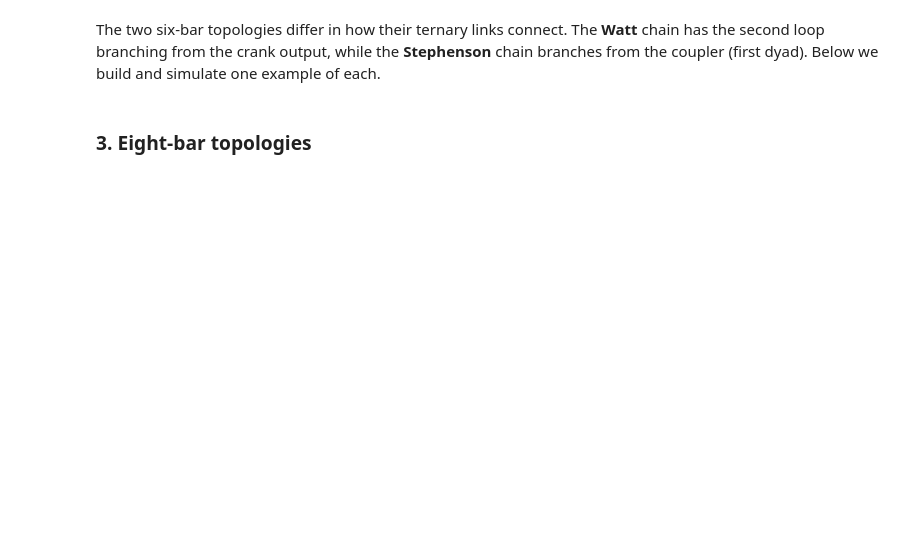
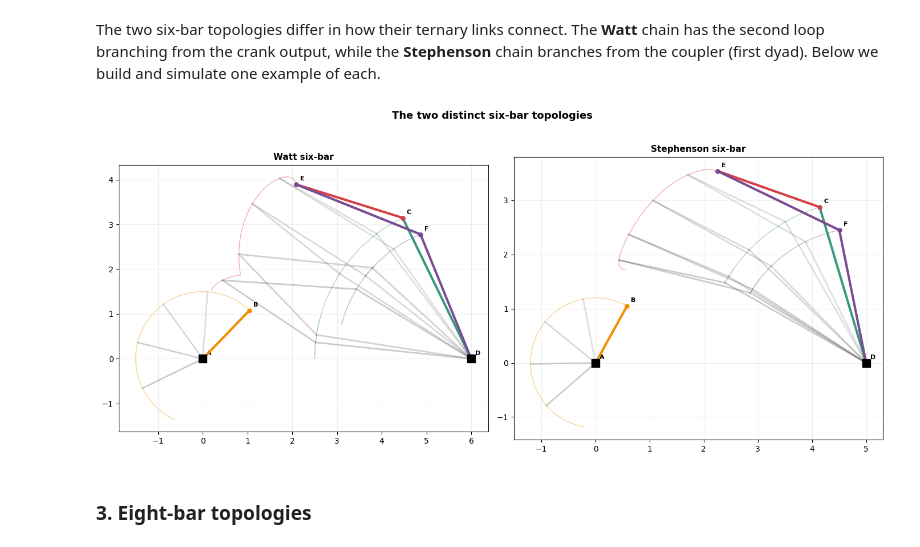
Before and after one commit to HugoFara/pylinkage, a Jupyter notebook: docs/notebooks/14_topology_enumeration_and_synthesis.ipynb, the cells around one changed output. Cells and saved outputs as stored; diff of their text form; code cells hidden in the pictures; blank space fills up the shorter version.

```diff
--- a/docs/notebooks/14_topology_enumeration_and_synthesis.ipynb
+++ b/docs/notebooks/14_topology_enumeration_and_synthesis.ipynb
@@ -68,17 +68,17 @@ def plot_mechanism(ax, linkage, title="", iterations=200, n_ghost=5):
             ax.plot(xs, ys, "-", color=color, linewidth=1, alpha=0.4)
 
     # Build adjacency: which joints are connected?
-    # For the component API: Ground has no parents,
-    # Crank has .anchor, RRRDyad has .anchor1/.anchor2
     connections = []
     for j, comp in enumerate(comps):
         for attr in ("anchor", "anchor1", "anchor2"):
             parent = getattr(comp, attr, None)
-            if parent is not None and parent in comps:
+            if parent is None:
+                continue
+            if parent in comps:
                 p = comps.index(parent)
                 connections.append((p, j))
-            elif hasattr(parent, "_component") and parent._component in comps:
-                p = comps.index(parent._component)
+            elif hasattr(parent, "_parent") and parent._parent in comps:
+                p = comps.index(parent._parent)
                 connections.append((p, j))
 
     # Draw ghost mechanism at evenly spaced frames
@@ -112,9 +112,7 @@ def plot_mechanism(ax, linkage, title="", iterations=200, n_ghost=5):
     # Draw ground pivots
     for j, comp in enumerate(comps):
         if is_ground[j]:
-            ax.plot(
-                comp.x, comp.y, "ks", markersize=10, zorder=5,
-            )
+            ax.plot(comp.x, comp.y, "ks", markersize=10, zorder=5)
 
     # Label joints
     for j, comp in enumerate(comps):
@@ -190,26 +197,28 @@ Below we build and simulate one example of each.
 # %%
 watt = watt_from_lengths(
     crank=1.5, coupler1=4.0, rocker1=3.5,
     link4=3.0, link5=2.5, rocker2=3.0,
     ground_length=6.0,
     initial_crank_angle=math.pi / 4,
 )
 steph = stephenson_from_lengths(
-    crank=1.2, coupler=4.0, rocker=3.0,
-    link4=2.0, link5=3.0, link6=2.5,
-    ground_length=5.0,
-    initial_crank_angle=math.pi / 3,
+    crank=0.8, coupler=3.5, rocker=3.0,
+    link4=2.0, link5=2.5, link6=3.0,
+    ground_length=4.0,
+    initial_crank_angle=math.pi / 4,
 )
 
 fig, (ax1, ax2) = plt.subplots(1, 2, figsize=(14, 6))
 plot_mechanism(ax1, watt, title="Watt six-bar")
 plot_mechanism(ax2, steph, title="Stephenson six-bar")
 fig.suptitle(
     "The two distinct six-bar topologies",
     fontsize=13, fontweight="bold", y=1.02,
 )
 plt.tight_layout()
 plt.show()
+# %% [output]
+[figure, added]
 # %% [markdown]
 ### 3. Eight-bar topologies
 # %%
```
Also changed, not shown: parts of 17 cells of this notebook, 1 other file.
